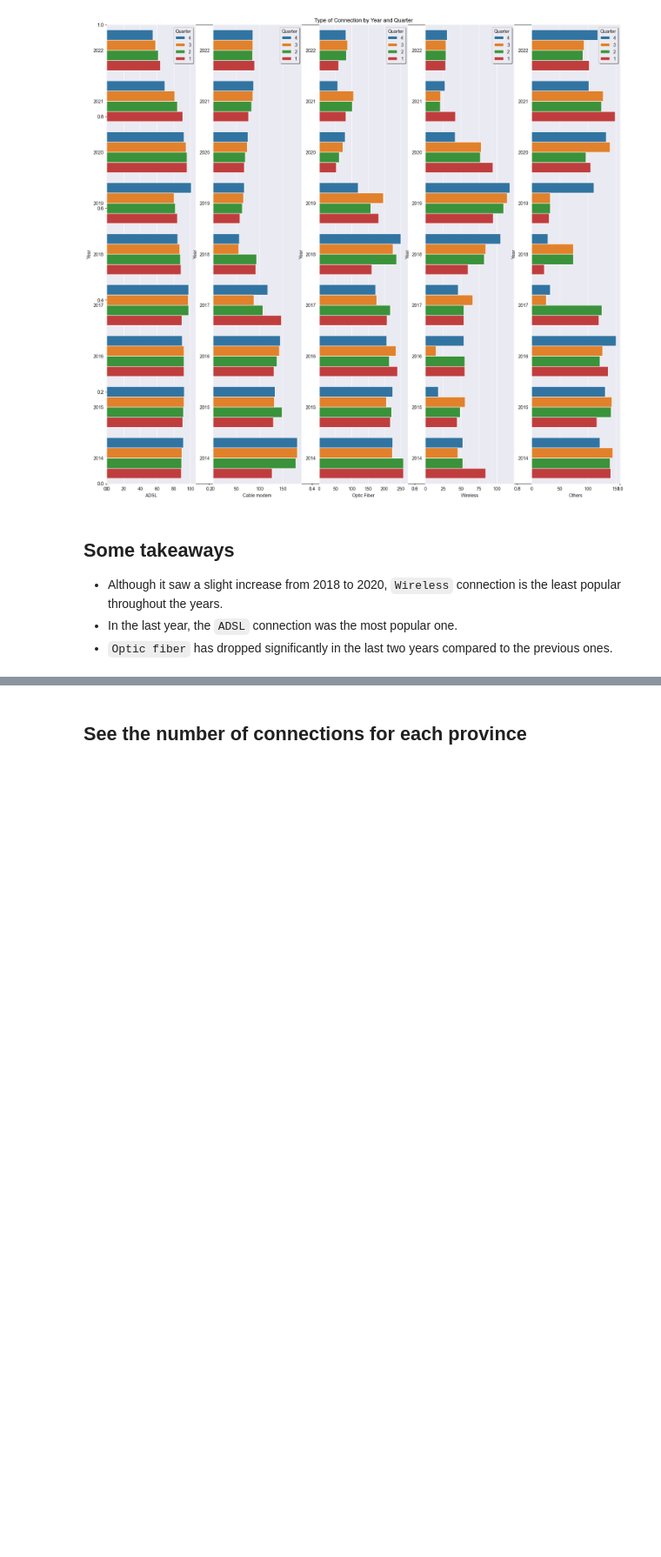
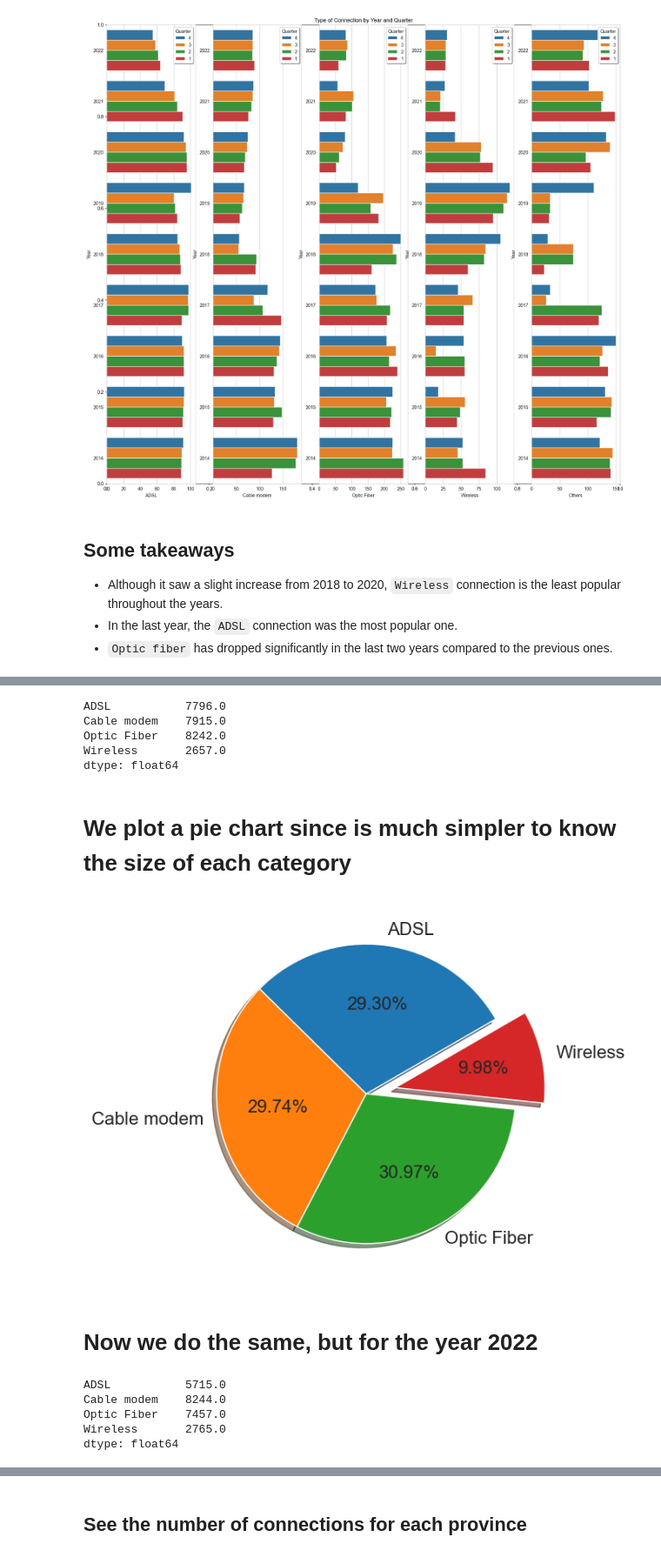
Before and after one commit to PatoMarzi/InternetAccess, a Jupyter notebook: EDAs/Internet_Access_and_Speed.ipynb, the cells around one changed output, grey strips where cells are left out. Shown at 87% size. Drawn from its saved outputs; the diff is of its cells as text; code cells hidden in the pictures; blank space fills up the shorter version.

```diff
--- a/EDAs/Internet_Access_and_Speed.ipynb
+++ b/EDAs/Internet_Access_and_Speed.ipynb
@@ -225,0 +228,6 @@ plt.show()
+# %%
+connections = ['ADSL', 'Cable modem', 'Optic Fiber', 'Wireless']
+# %%
+df['Year'] = df['Year'].astype('int16')
+# %%
+df2021 = df[df['Year'] == 2021]
@@ -225,0 +236,32 @@ plt.show()
+# %%
+totalConnections2021 = df2021[connections].sum()
+totalConnections2021
+# %% [output]
+ADSL           7796.0
+Cable modem    7915.0
+Optic Fiber    8242.0
+Wireless       2657.0
+dtype: float64
+# %% [markdown]
+# We plot a pie chart since is much simpler to know the size of each category
+# %%
+explode = (0, 0, 0, 0.2)
+
+fig, ax = plt.subplots(figsize = (14, 6))
+
+ax.pie(totalConnections2021, labels = totalConnections2021.index, autopct = '%1.2f%%', startangle = 30, explode = explode, shadow = True, textprops = {'fontsize': '16'}, radius = 1)
+
+plt.show()
+# %% [output]
+[figure, added]
+# %% [markdown]
+# Now we do the same, but for the year 2022
+# %%
+totalConnections2022 = df2022[connections].sum()
+totalConnections2022
+# %% [output]
+ADSL           5715.0
+Cable modem    8244.0
+Optic Fiber    7457.0
+Wireless       2765.0
+dtype: float64
```
Also changed, not shown: parts of 14 cells of this notebook, 2 other files.
